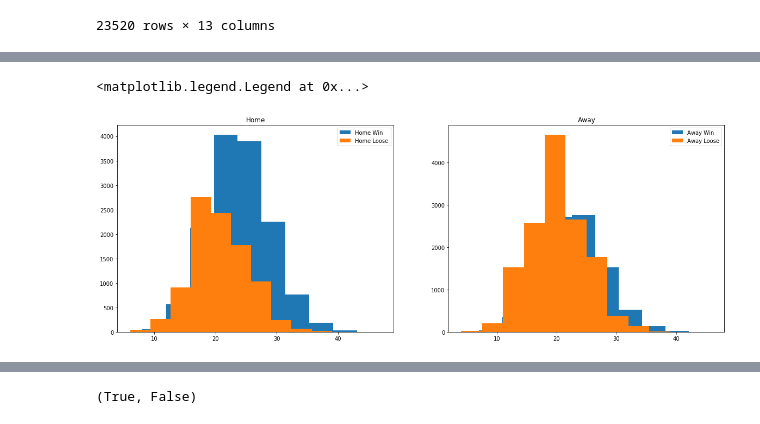
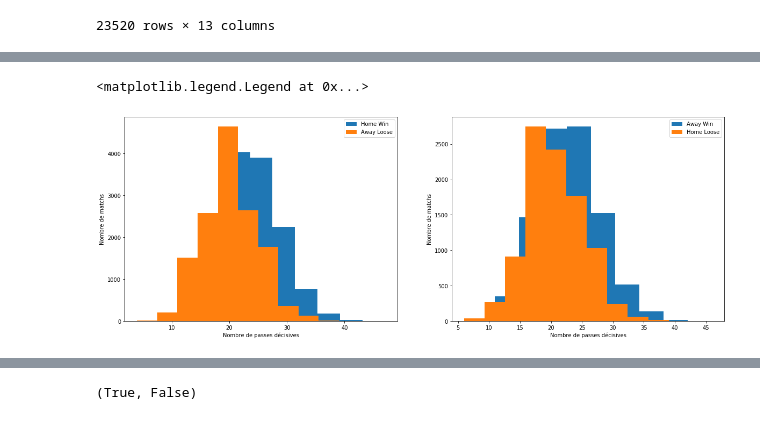
Before and after one commit to atn99/Projet_AA, a Jupyter notebook: Projet NBA.ipynb, the cells around one changed output, grey strips where cells are left out. Cells and saved outputs as stored; diff of their text form; code cells hidden in the pictures.

```diff
--- a/Projet NBA.ipynb
+++ b/Projet NBA.ipynb
@@ -42,7 +42,7 @@ data
 23520 rows × 13 columns
 # %%
 ## Calcul des tableaux
-homeWin = data.loc[:,"HOME_TEAM_WINS"]*100
+homeWin = data.loc[:,"HOME_TEAM_WINS"]
 reboundHWin = []
 reboundAWin = []
 reboundHLoose = []
@@ -53,19 +53,35 @@ assistHLoose = []
 assistALoose = []
 ptsHWin = []
 ptsHLoose = []
+freeThrowHWin = []
+freeThrowAWin = []
+freeThrowHLoose = []
+freeThrowALoose = []
 i = 0
 for x in homeWin:
-    if x == 100:
+    if x == 1:
+        #Rebounds
         reboundHWin.append(data.loc[i,"REB_home"])
-        reboundAWin.append(data.loc[i,"REB_away"])
+        reboundALoose.append(data.loc[i,"REB_away"])
+        #Assists
         assistHWin.append(data.loc[i,"AST_home"])
         assistALoose.append(data.loc[i,"AST_away"])
+        #Free Throws
+        freeThrowHWin.append(data.loc[i,"FT_PCT_home"]*100)
+        freeThrowALoose.append(data.loc[i,"FT_PCT_away"]*100)
+
         ptsHWin.append(data.loc[i,"PTS_home"])
     else:
+        #Rebounds
         reboundHLoose.append(data.loc[i,"REB_home"])
-        reboundALoose.append(data.loc[i,"REB_away"])
+        reboundAWin.append(data.loc[i,"REB_away"])
+        #Assists
         assistHLoose.append(data.loc[i,"AST_home"])
         assistAWin.append(data.loc[i,"AST_away"])
+        #Free Throws
+        freeThrowHLoose.append(data.loc[i,"FT_PCT_home"]*100)
+        freeThrowAWin.append(data.loc[i,"FT_PCT_away"]*100)
+
         ptsHLoose.append(data.loc[i,"PTS_home"])
     i = i + 1
 # %%
@@ -94,23 +110,24 @@ plt.legend()
 # %%
 fig = plt.figure(1, figsize=(20,7))
-plt.xlabel('Nombre de passes décisives')
-plt.ylabel('Nombre de matchs')
 
 #home
 plt.subplot(1,2,1)
+plt.xlabel('Nombre de passes décisives')
+plt.ylabel('Nombre de matchs')
 plt.hist(assistHWin, label='Home Win')
-plt.hist(assistHLoose, label= 'Home Loose')
-plt.title("Home")
+plt.hist(assistALoose, label= 'Away Loose')
 plt.legend()
 #On remarque quand home gagne les matchs, elle a fait plus de passes décisives
 
 #away
 plt.subplot(1,2,2)
+plt.xlabel('Nombre de passes décisives')
+plt.ylabel('Nombre de matchs')
 plt.hist(assistAWin, label='Away Win')
-plt.hist(assistALoose, label= 'Away Loose')
-plt.title("Away")
+plt.hist(assistHLoose, label= 'Home Loose')
 plt.legend()
+
 #Quand away loose son nombre moyen de passes décisives par match est plus bas
 # %% [output]
 <matplotlib.legend.Legend at 0x...>
-[figure, old version]
+[figure, new version]
```
Also changed, not shown: parts of 3 cells of this notebook.
